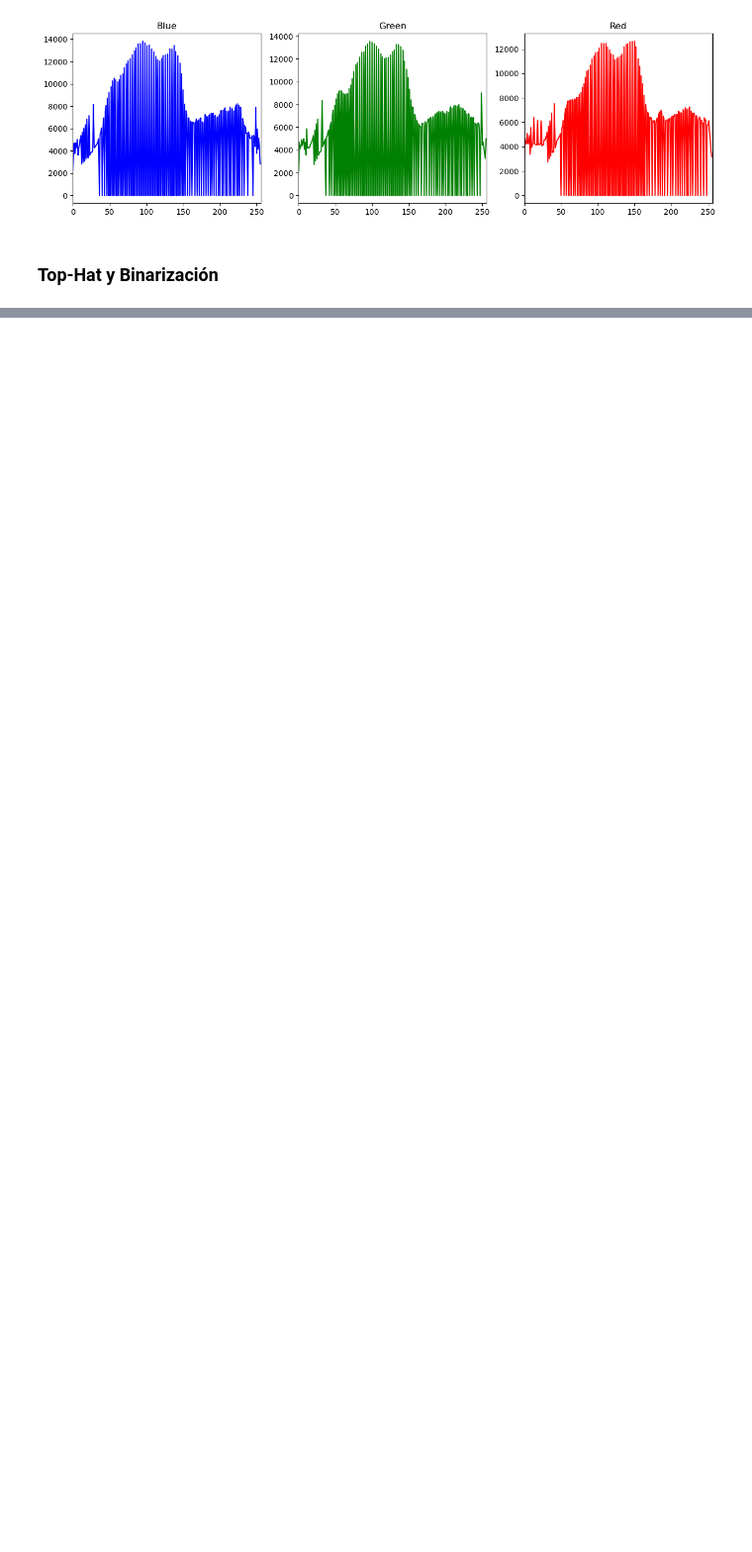
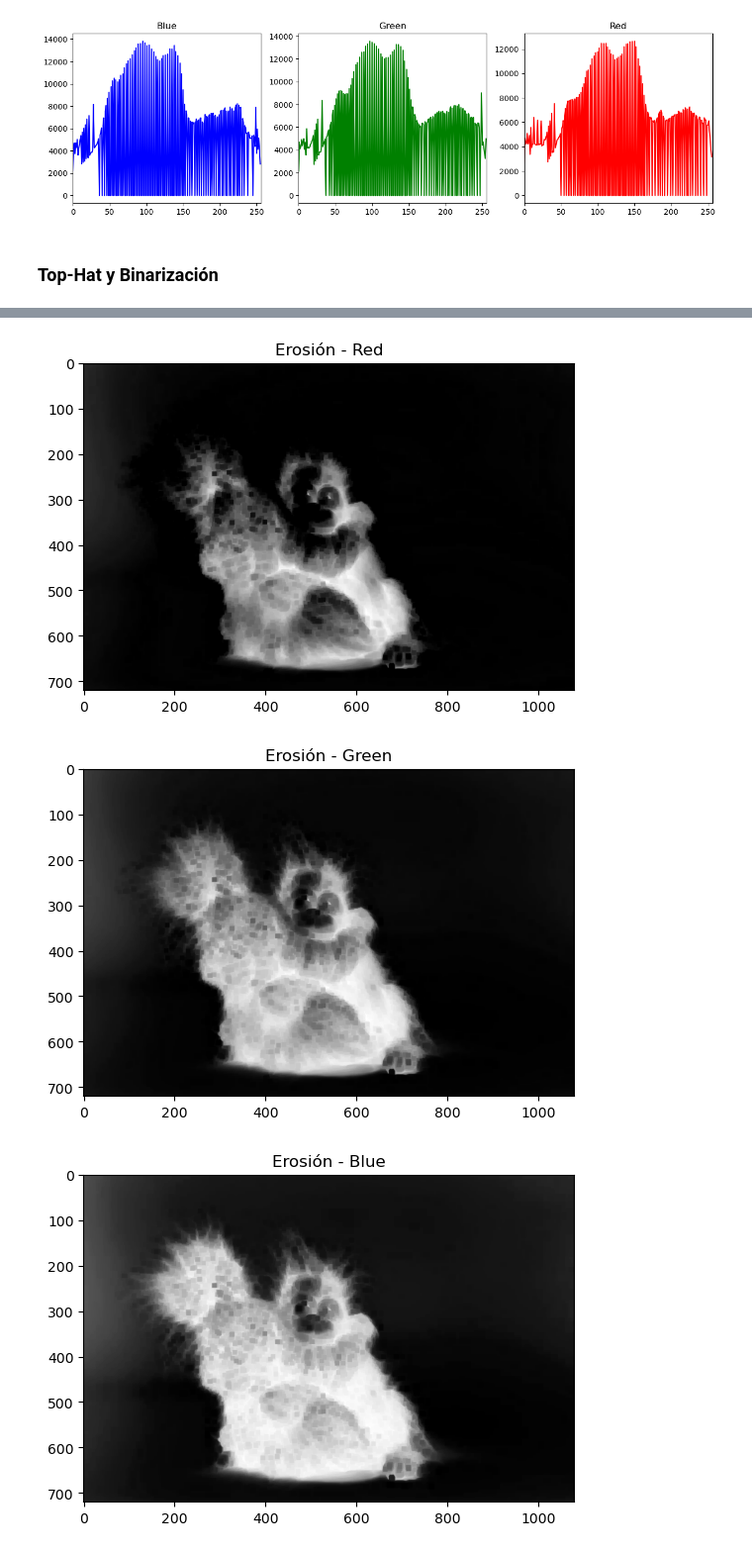
Before and after one commit to morozco0/TICS315, a Jupyter notebook: VA/Tarea 4.ipynb, the cells around one changed output, grey strips where cells are left out. Shown at 99% size. Cells and saved outputs as stored; diff of their text form; code cells hidden in the pictures; blank space fills up the shorter version.

```diff
--- a/VA/Tarea 4.ipynb
+++ b/VA/Tarea 4.ipynb
@@ -116,0 +147,4 @@ plt.show()
+# %%
+# MORPH_CROSS, MORPH_ELLIPSE, MORPH_RECT
+kernel = cv2.getStructuringElement(cv2.MORPH_CROSS,(10,10))
+print(kernel)
@@ -116,0 +164,18 @@ plt.show()
+# %%
+erosion_red = cv2.erode(red,kernel)
+erosion_green = cv2.erode(green,kernel)
+erosion_blue = cv2.erode(blue,kernel)
+
+plt.imshow(erosion_red, cmap="gray")
+plt.title('Erosión - Red')
+plt.show()
+plt.imshow(erosion_green, cmap="gray")
+plt.title('Erosión - Green')
+plt.show()
+plt.imshow(erosion_blue, cmap="gray")
+plt.title('Erosión - Blue')
+plt.show()
+# %% [output]
+[figure, added]
+[figure, added]
+[figure, added]
```
Also changed, not shown: parts of 9 cells of this notebook, 1 other file.
